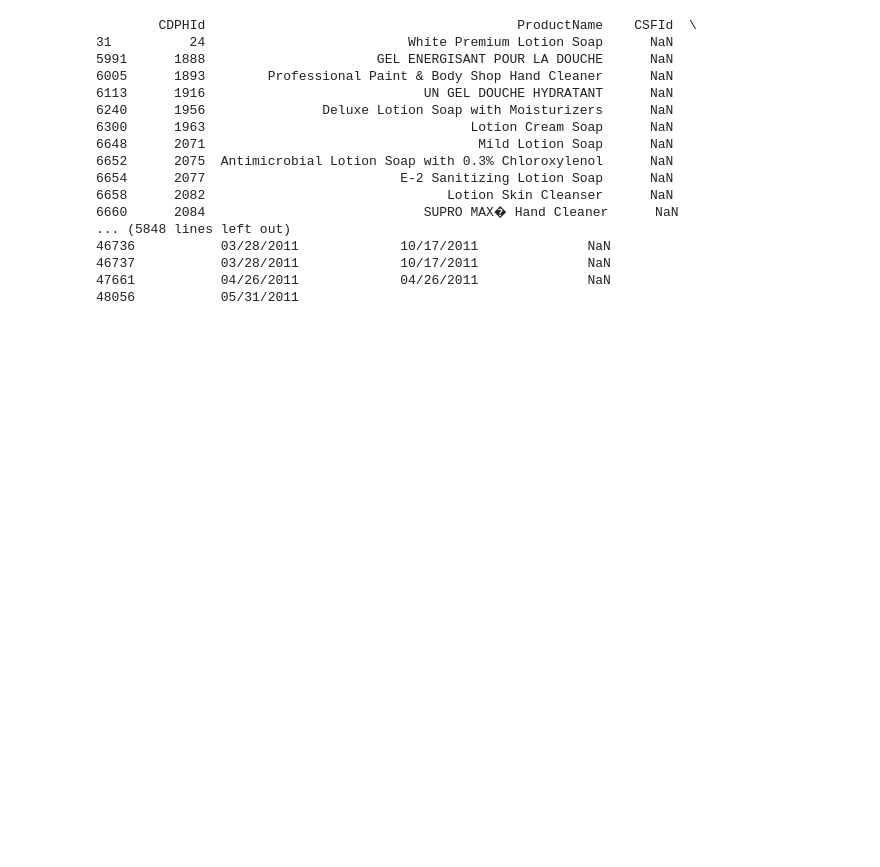
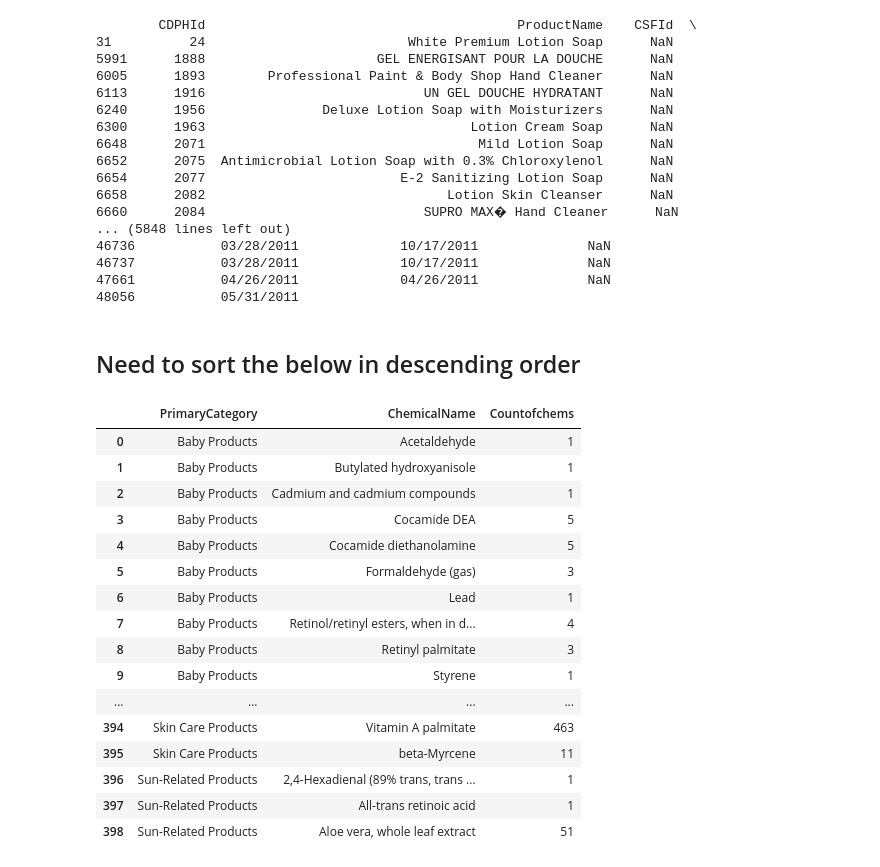
Before and after one commit to rneyin/Chemicals_In_Cosmetics, a Jupyter notebook: notebooks/Chemicals_In_Cosmetics2.ipynb, the cells around one changed output. Cells and saved outputs as stored; diff of their text form; code cells hidden in the pictures; blank space fills up the shorter version.

```diff
--- a/notebooks/Chemicals_In_Cosmetics2.ipynb
+++ b/notebooks/Chemicals_In_Cosmetics2.ipynb
@@ -134,3 +146,26 @@ cosme[cosme['PrimaryCategory']=='Personal Care Products']
 46737           03/28/2011             10/17/2011              NaN
 47661           04/26/2011             04/26/2011              NaN
 48056           05/31/2011
+# %% [markdown]
+## Need to sort the below in descending order
+# %%
+#lists how many times a particular chemical was used in a primary category
+cosme.groupby(['PrimaryCategory', 'ChemicalName'])['ChemicalId'].count().reset_index().rename(columns ={'ChemicalId':'Countofchems'})
+# %% [output]
+|  | PrimaryCategory | ChemicalName | Countofchems |
+| 0 | Baby Products | Acetaldehyde | 1 |
+| 1 | Baby Products | Butylated hydroxyanisole | 1 |
+| 2 | Baby Products | Cadmium and cadmium compounds | 1 |
+| 3 | Baby Products | Cocamide DEA | 5 |
+| 4 | Baby Products | Cocamide diethanolamine | 5 |
+| 5 | Baby Products | Formaldehyde (gas) | 3 |
+| 6 | Baby Products | Lead | 1 |
+| 7 | Baby Products | Retinol/retinyl esters, when in d... | 4 |
+| 8 | Baby Products | Retinyl palmitate | 3 |
+| 9 | Baby Products | Styrene | 1 |
+| ... | ... | ... | ... |
+| 394 | Skin Care Products | Vitamin A palmitate | 463 |
+| 395 | Skin Care Products | beta-Myrcene | 11 |
+| 396 | Sun-Related Products | 2,4-Hexadienal (89% trans, trans ... | 1 |
+| 397 | Sun-Related Products | All-trans retinoic acid | 1 |
+| 398 | Sun-Related Products | Aloe vera, whole leaf extract | 51 |
```
Also changed, not shown: parts of 3 cells of this notebook.
